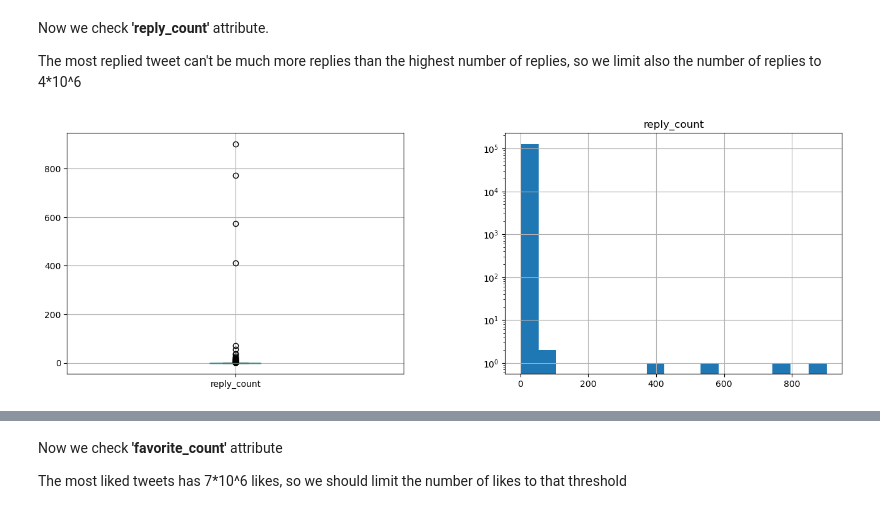
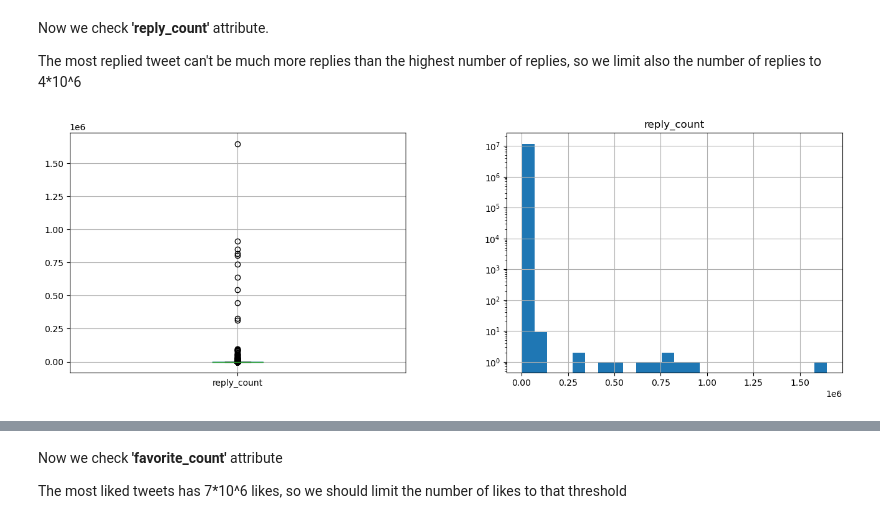
Before and after one commit to alessandrocubic/Unipi-Data-Mining-project-AY-22-23, a Jupyter notebook: TASK_1/Data_Understanding.ipynb, the cells around one changed output, grey strips where cells are left out. Saved outputs shown, nothing was run; the diff lists cells and outputs as text; code cells hidden in the pictures.

```diff
--- a/TASK_1/Data_Understanding.ipynb
+++ b/TASK_1/Data_Understanding.ipynb
@@ -16,9 +16,9 @@ from sklearn import decomposition
 pd.set_option('mode.use_inf_as_na', True)
 
 def mr_bins(number_of_samples):
-    return (np.log2(number_of_samples)).astype('int64') + 1
+    return (np.log2(number_of_samples)).astype(np.int64) + 1
 # %% [markdown]
 Then we load the datasets
 # %%
-df_tweets_sample = pd.read_csv('../dataset/tweets_sample.csv', sep=',', index_col=0)  # load tweets
+df_tweets_sample = pd.read_csv('../dataset/tweets.csv', sep=',', index_col=0)  # load tweets
 df_users = pd.read_csv('../dataset/users.csv', sep=',', index_col=0)  # load users
@@ -217,10 +250,7 @@ def cast_int(x):
         return pd.NA
 
 
-for col_name in df_tweets_sample.iloc[:, : 7]:
-    # Cast objects to float. after this instruction the column becomes numerics
-    df_tweets_sample[col_name] = pd.to_numeric(df_tweets_sample[col_name], downcast= 'float', errors='coerce')
-
+for col_name in df_tweets_sample.iloc[:, : 8]:
     # Substitute values outside of Int64 limits with NaN
     df_tweets_sample[col_name] = df_tweets_sample[col_name].apply(cast_int)
 
@@ -255,5 +285,3 @@ memory usage: 11.3+ MB
-# %%
-df_tweets_sample.set_index('id', inplace=True)
 # %% [markdown]
 ## Attributes exploration and outliers fixing
 
@@ -375,13 +393,19 @@ Now we check **'reply_count'** attribute.
 
 The most replied tweet can't be much more replies than the highest number of replies, so we limit also the number of replies to 4*10^6
 # %%
+max_replies = 4*(10**6)
+df_tweets_sample.reply_count = df_tweets_sample.reply_count.apply(
+    lambda x: x if not pd.isna(x) and x < max_replies and x >= 0 else pd.NA)
+df_tweets_sample.reply_count = df_tweets_sample.reply_count.astype("Int64")
+
+# Then we display the plots
 fig, (ax1, ax2) = plt.subplots(1, 2, figsize=(16, 5))
 df_tweets_sample.boxplot(column="reply_count", ax=ax1)
 #ax1.set_yscale('log')
 df_tweets_sample.hist(column="reply_count", ax=ax2, stacked=True, bins=mr_bins(
     df_tweets_sample.reply_count.count()))
 ax2.set_yscale('log')
 fig.subplots_adjust(wspace=0.3)
 plt.show()
 # %% [output]
-[figure, old version]
+[figure, new version]
```
Also changed, not shown: parts of 39 cells of this notebook.
